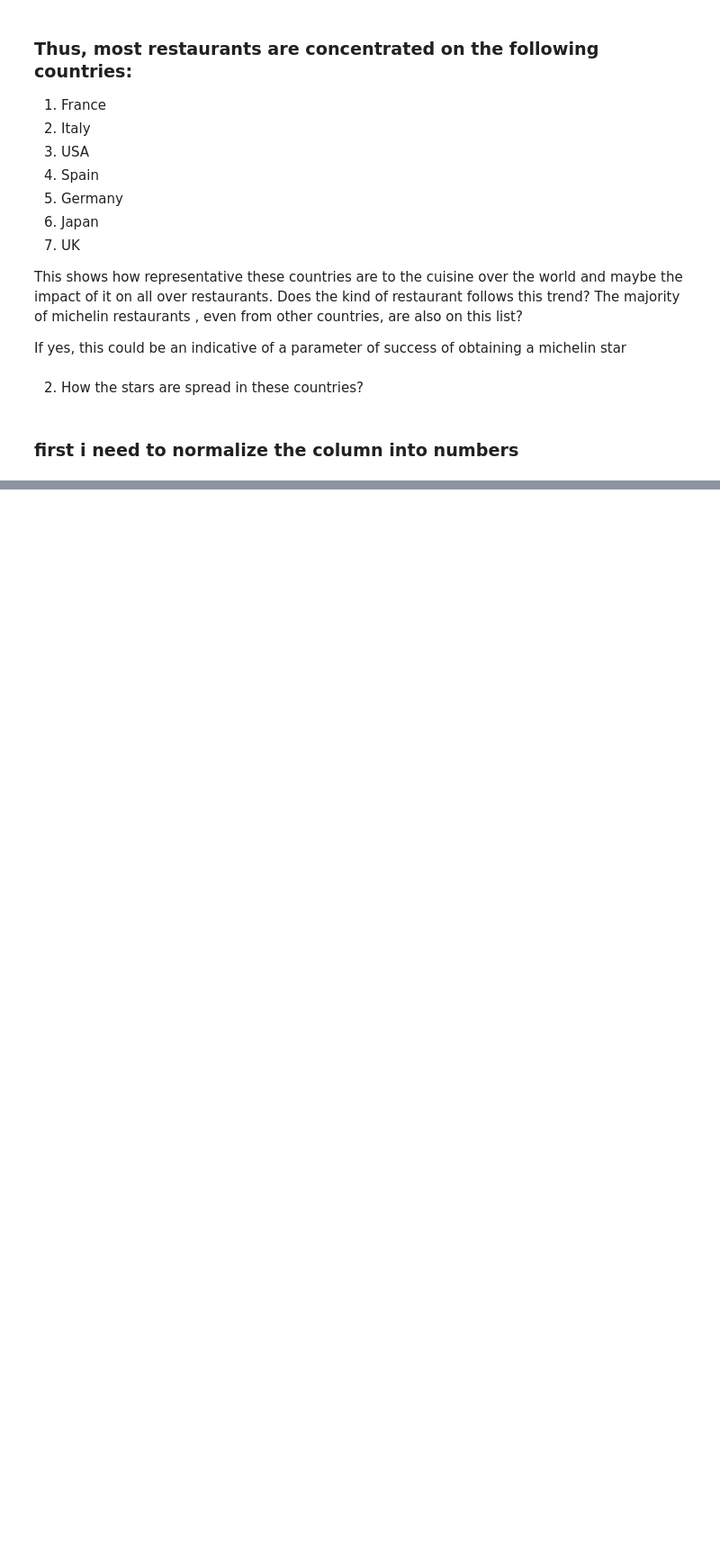
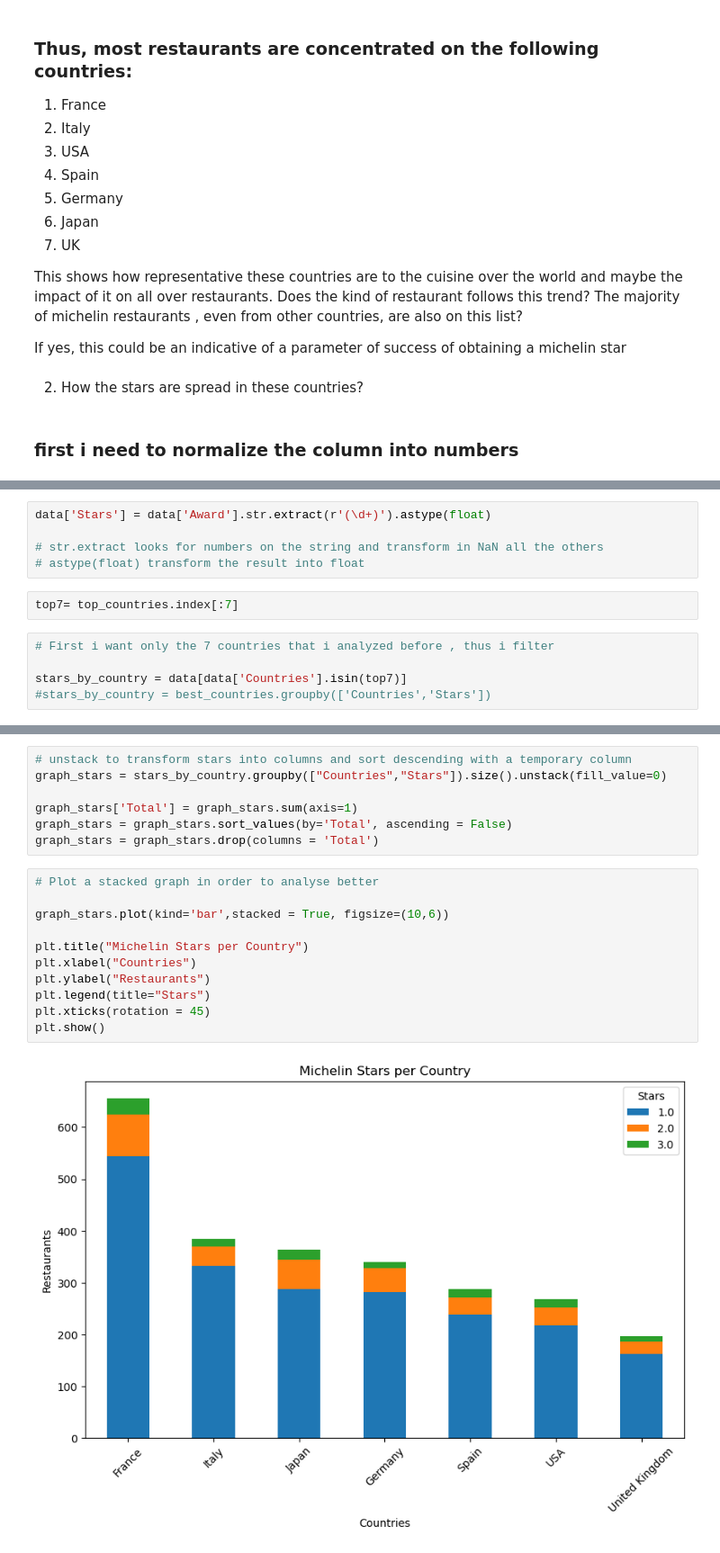
Before and after one commit to victorhrls/Michelin_stars, a Jupyter notebook: MichelinAnalysis.ipynb, the cells around one changed output, grey strips where cells are left out. Shown: that part at 90% size. Drawn from its saved outputs; the diff is of its cells as text; blank space fills up the shorter version.

Commit message:
Stars by every Country

```diff
--- a/MichelinAnalysis.ipynb
+++ b/MichelinAnalysis.ipynb
@@ -134,0 +145,12 @@ Name: count, dtype: int64
+# %%
+data['Stars'] = data['Award'].str.extract(r'(\d+)').astype(float)
+
+# str.extract looks for numbers on the string and transform in NaN all the others
+# astype(float) transform the result into float
+# %%
+top7= top_countries.index[:7]
+# %%
+# First i want only the 7 countries that i analyzed before , thus i filter
+
+stars_by_country = data[data['Countries'].isin(top7)]
+#stars_by_country = best_countries.groupby(['Countries','Stars'])
@@ -134,0 +163,20 @@ Name: count, dtype: int64
+# %%
+# unstack to transform stars into columns and sort descending with a temporary column
+graph_stars = stars_by_country.groupby(["Countries","Stars"]).size().unstack(fill_value=0)
+
+graph_stars['Total'] = graph_stars.sum(axis=1)
+graph_stars = graph_stars.sort_values(by='Total', ascending = False)
+graph_stars = graph_stars.drop(columns = 'Total')
+# %%
+# Plot a stacked graph in order to analyse better
+
+graph_stars.plot(kind='bar',stacked = True, figsize=(10,6))
+
+plt.title("Michelin Stars per Country")
+plt.xlabel("Countries")
+plt.ylabel("Restaurants")
+plt.legend(title="Stars")
+plt.xticks(rotation = 45)
+plt.show()
+# %% [output]
+[figure, added]
```
Also changed, not shown: parts of 9 cells of this notebook.
